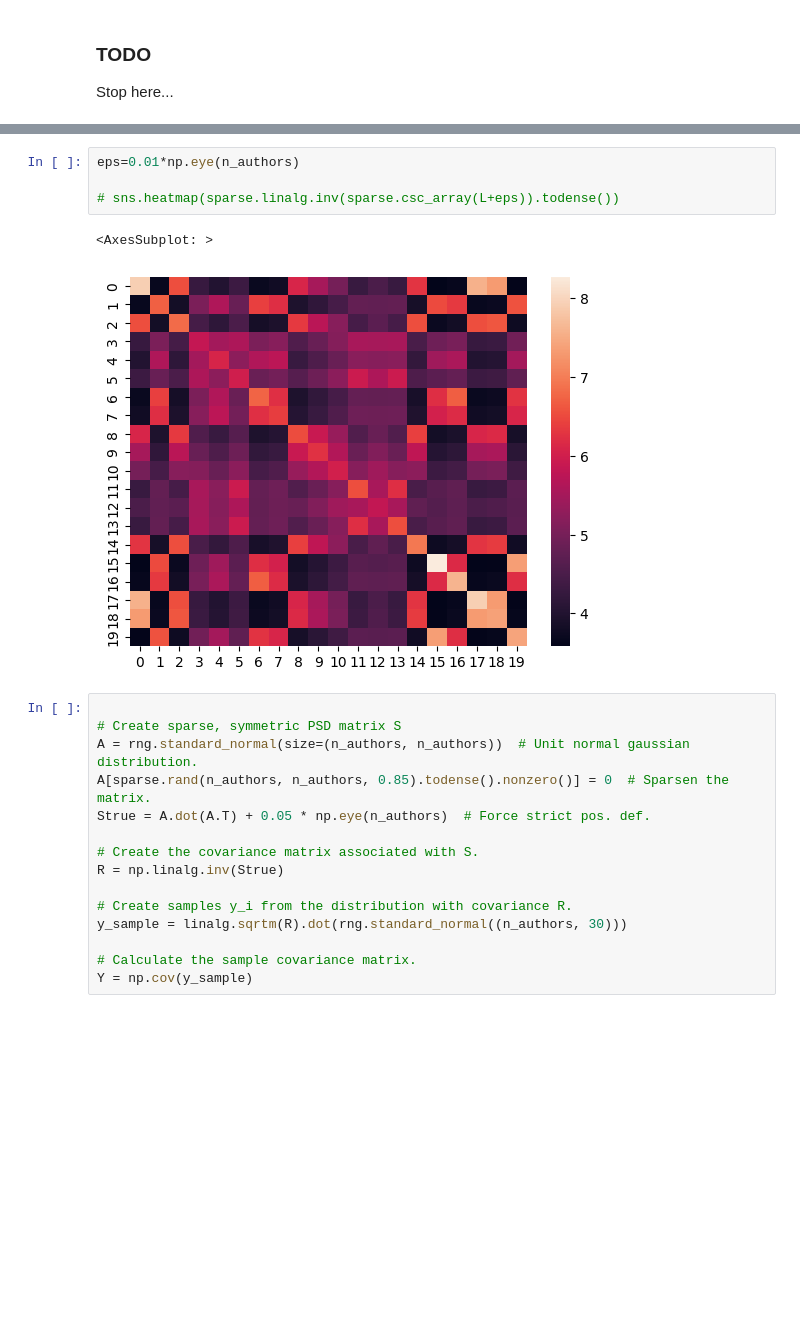
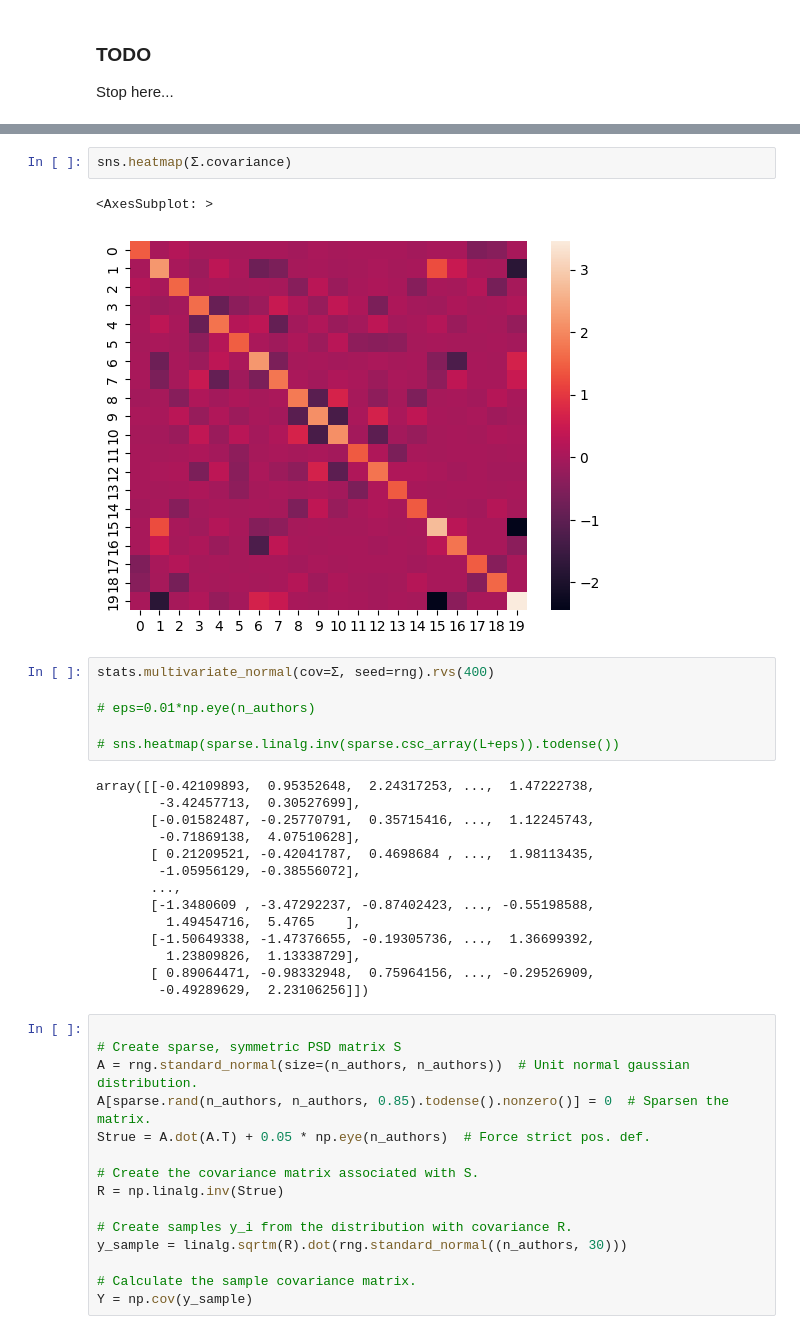
Before and after one commit to usnistgov/affinis, a Jupyter notebook: docs/edges-as-data.ipynb, the cells around one changed output, grey strips where cells are left out. Drawn from its saved outputs; the diff is of its cells as text; blank space fills up the shorter version.

```diff
--- a/docs/edges-as-data.ipynb
+++ b/docs/edges-as-data.ipynb
@@ -346,10 +349,28 @@ Stop here...
+# %%
+sns.heatmap(Σ.covariance)
+# %% [output]
+<AxesSubplot: >
+[figure, added]
 # %%
-eps=0.01*np.eye(n_authors)
+stats.multivariate_normal(cov=Σ, seed=rng).rvs(400)
+
+# eps=0.01*np.eye(n_authors)
 
 # sns.heatmap(sparse.linalg.inv(sparse.csc_array(L+eps)).todense())
 # %% [output]
-<AxesSubplot: >
+array([[-0.42109893,  0.95352648,  2.24317253, ...,  1.47222738,
+        -3.42457713,  0.30527699],
+       [-0.01582487, -0.25770791,  0.35715416, ...,  1.12245743,
+        -0.71869138,  4.07510628],
+       [ 0.21209521, -0.42041787,  0.4698684 , ...,  1.98113435,
+        -1.05956129, -0.38556072],
+       ...,
+       [-1.3480609 , -3.47292237, -0.87402423, ..., -0.55198588,
+         1.49454716,  5.4765    ],
+       [-1.50649338, -1.47376655, -0.19305736, ...,  1.36699392,
+         1.23809826,  1.13338729],
+       [ 0.89064471, -0.98332948,  0.75964156, ..., -0.29526909,
+        -0.49289629,  2.23106256]])
-[figure, removed]
 # %%
 
 # Create sparse, symmetric PSD matrix S
```
Also changed, not shown: parts of 10 cells of this notebook, 1 other file.
